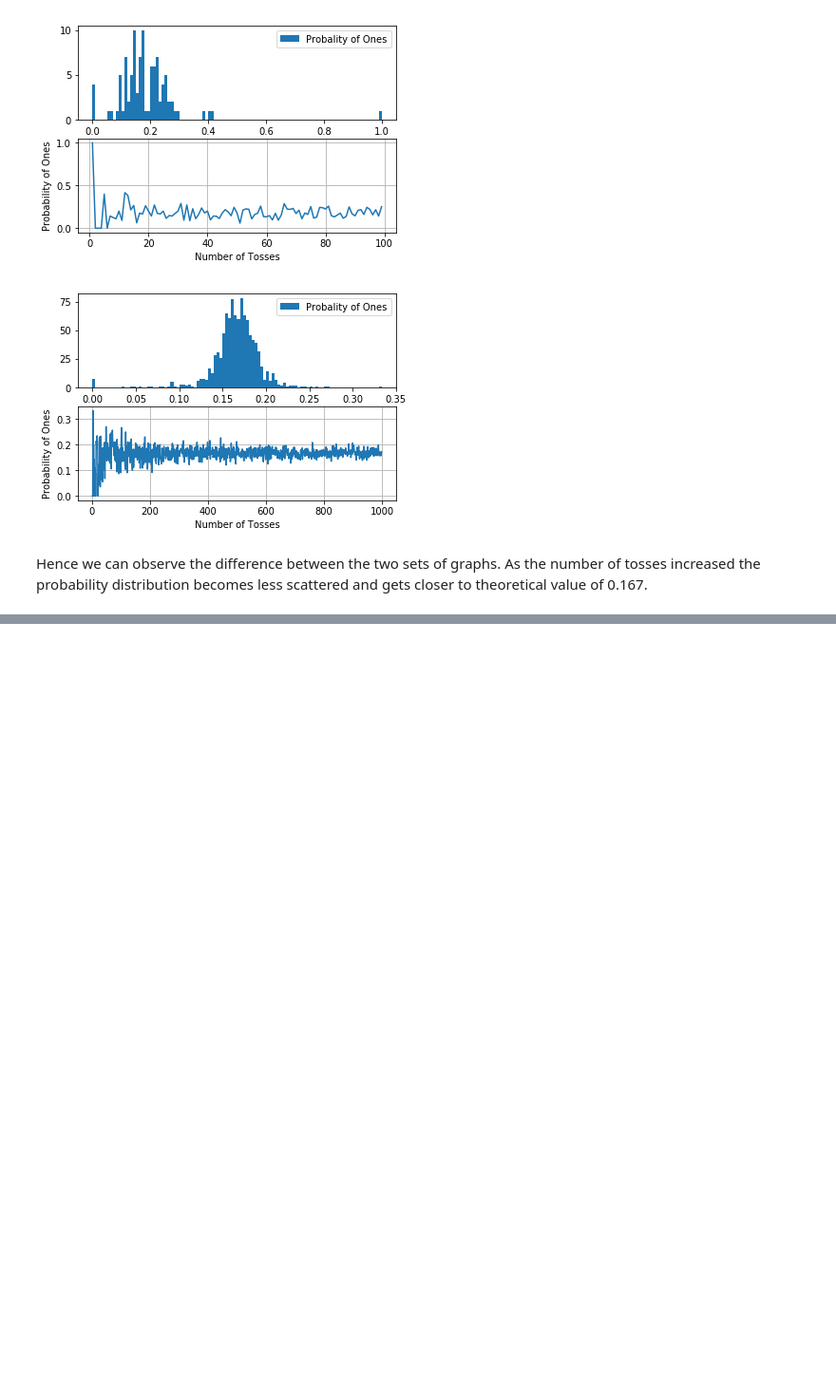
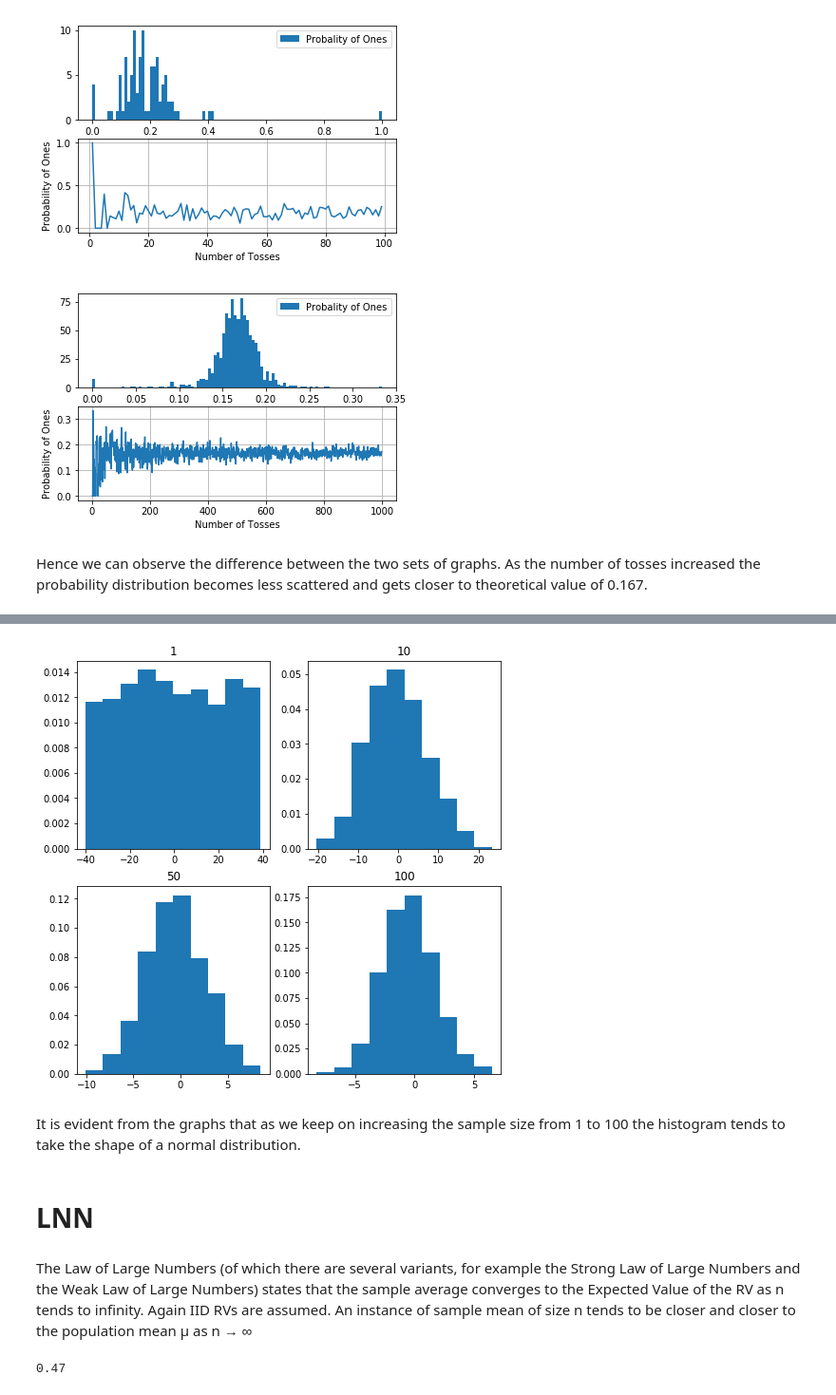
Before and after one commit to PetalsOnWind/Statistics-and-Econometrics-for-Data-Science, a Jupyter notebook: notebooks/LNN.ipynb, the cells around one changed output, grey strips where cells are left out. Shown at 95% size. Drawn from its saved outputs; the diff is of its cells as text; code cells hidden in the pictures; blank space fills up the shorter version.

```diff
--- a/notebooks/LNN.ipynb
+++ b/notebooks/LNN.ipynb
@@ -92,0 +107,64 @@ Hence we can observe the difference between the two sets of graphs. As the numbe
+# %%
+import numpy
+import matplotlib.pyplot as plt
+
+# number of sample
+num = [1, 10, 50, 100]
+# list of sample means
+means = []
+
+# Generating 1, 10, 30, 100 random numbers from -40 to 40
+# taking their mean and appending it to list means.
+for j in num:
+# Generating seed so that we can get same result
+# every time the loop is run...
+	numpy.random.seed(1)
+	x = [numpy.mean(
+		numpy.random.randint(
+			-40, 40, j)) for _i in range(1000)]
+	means.append(x)
+k = 0
+
+# plotting all the means in one figure
+fig, ax = plt.subplots(2, 2, figsize =(8, 8))
+for i in range(0, 2):
+	for j in range(0, 2):
+		# Histogram for each x stored in means
+		ax[i, j].hist(means[k], 10, density = True)
+		ax[i, j].set_title(label = num[k])
+		k = k + 1
+# %% [output]
+[figure, added]
+# %% [markdown]
+It is evident from the graphs that as we keep on increasing the sample size from 1 to 100 the histogram tends to take the shape of a normal distribution.
+# %% [markdown]
+# LNN
+# %% [markdown]
+The Law of Large Numbers (of which there are several variants, for example the Strong Law of Large Numbers and the Weak Law of Large Numbers) states that the sample average converges to the Expected Value of the RV as n tends to infinity. Again IID RVs are assumed.
+An instance of sample mean of size n tends to be closer and closer to the population mean µ as n → ∞
+# %%
+import matplotlib.pyplot as plt
+import random
+
+n=1
+
+
+total_trails=100
+while n<total_trails:
+    head=0
+    tail=0
+
+    for i in range(n):
+        if random.randint(0,1)==0:
+            head+=1
+        else:
+            tail+=1
+    k=head/(head+tail)
+
+
+    n+=1
+probability=head/total_trails
+
+probability
+# %% [output]
+0.47
```
Also changed, not shown: parts of 11 cells of this notebook.
